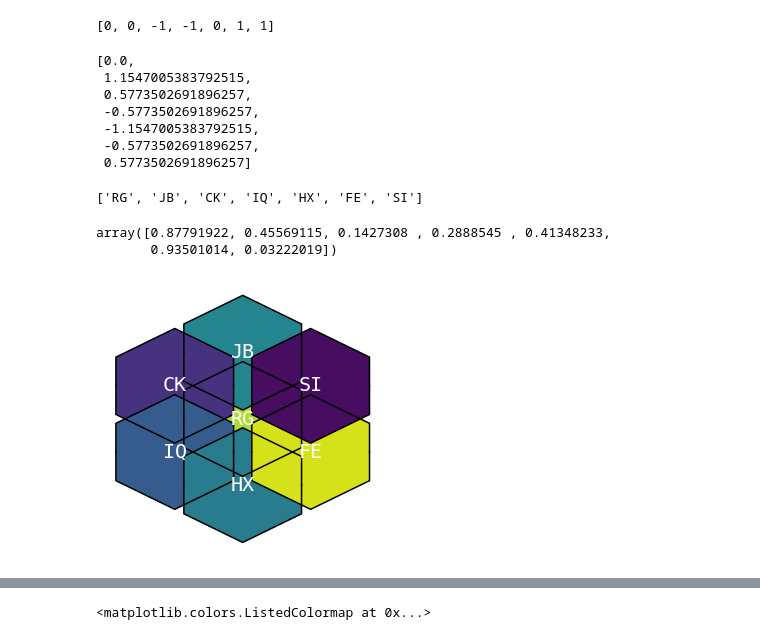
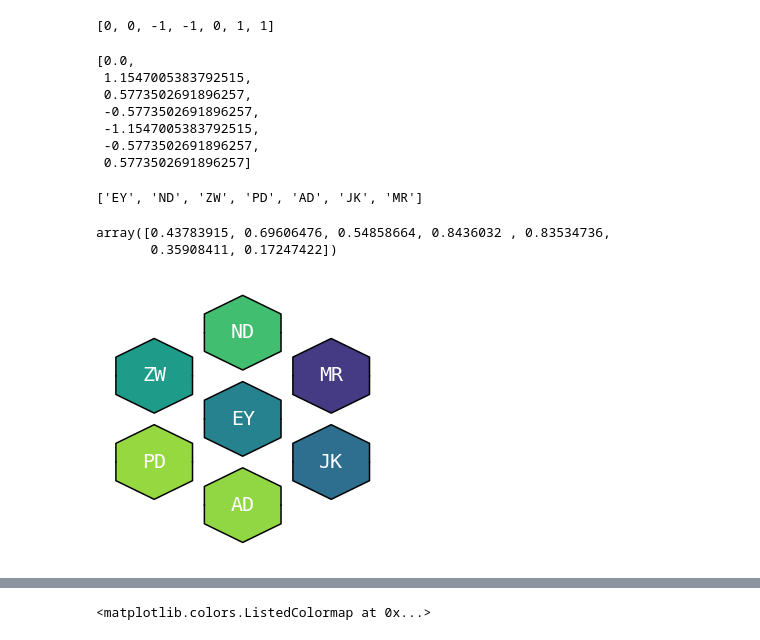
Before and after one commit to mpkrass7/shmapy, a Jupyter notebook: shmapy/examples/plot_other_coordinates.ipynb, the cells around one changed output, grey strips where cells are left out. Saved outputs shown, nothing was run; the diff lists cells and outputs as text; code cells hidden in the pictures.

```diff
--- a/shmapy/examples/plot_other_coordinates.ipynb
+++ b/shmapy/examples/plot_other_coordinates.ipynb
@@ -30,35 +30,35 @@ unique_labels = [
 value = np.random.random(len(hcoord))
 
 
-hex_kwargs={'radius':1, 'line_color':'black'}
+hex_kwargs={'radius':.5, 'line_color':'black'}
 text_kwargs ={'size':20, 'text_color':'white'}
 
 hcoord
 vcoord
 unique_labels
 value
 
 # Run supporting plotting function
 fig= plot_hex(
     hcoord,
     vcoord,
     unique_labels,
     value,
     chart_type='choropleth',
     hex_kwargs=hex_kwargs,
     text_kwargs=text_kwargs,
     figsize=(5, 5),
 )
 # %% [output]
 [0, 0, -1, -1, 0, 1, 1]
 [0.0,
  1.1547005383792515,
  0.5773502691896257,
  -0.5773502691896257,
  -1.1547005383792515,
  -0.5773502691896257,
  0.5773502691896257]
-['RG', 'JB', 'CK', 'IQ', 'HX', 'FE', 'SI']
+['EY', 'ND', 'ZW', 'PD', 'AD', 'JK', 'MR']
-array([0.87791922, 0.45569115, 0.1427308 , 0.2888545 , 0.41348233,
-       0.93501014, 0.03222019])
+array([0.43783915, 0.69606476, 0.54858664, 0.8436032 , 0.83534736,
+       0.35908411, 0.17247422])
-[figure, old version]
+[figure, new version]
```
Also changed, not shown: parts of 3 cells of this notebook, 3 other files.
